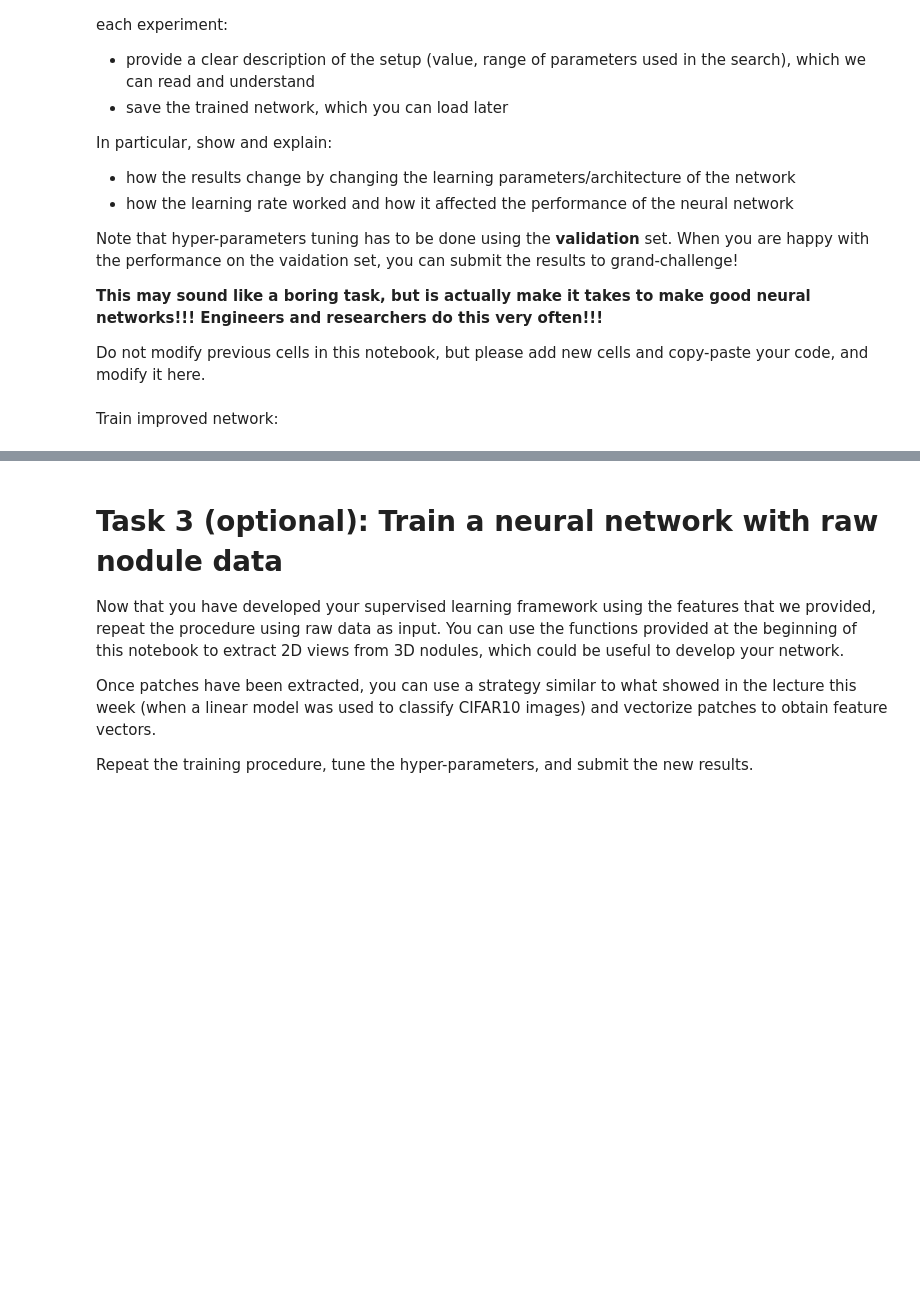
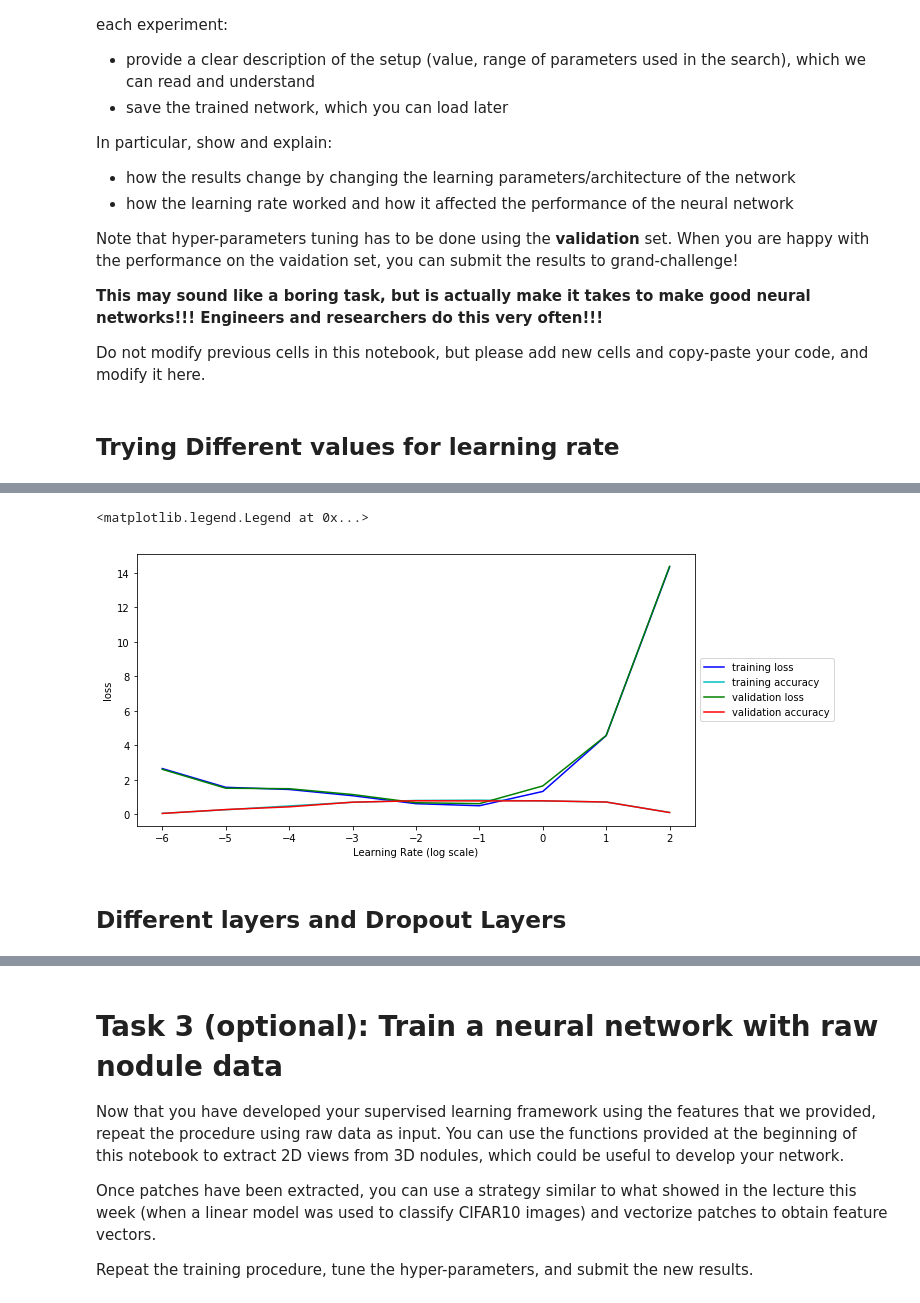
Before and after one commit to ankurankan/medical_imaging, a Jupyter notebook: assignment_4/assignment_4.ipynb, the cells around one changed output, grey strips where cells are left out. Drawn from its saved outputs; the diff is of its cells as text; code cells hidden in the pictures; blank space fills up the shorter version.

```diff
--- a/assignment_4/assignment_4.ipynb
+++ b/assignment_4/assignment_4.ipynb
@@ -802,2 +777,0 @@ def improved_neural_network(data_size, n_classes):
-# %% [markdown]
-Train improved network:
@@ -805,0 +778,71 @@ Train improved network:
+# %% [markdown]
+## Trying Different values for learning rate
+# %%
+from keras.layers import Dropout
+
+# define improved neural network
+def improved_neural_network(data_size, n_classes):
+    # Your code here:
+    network = Sequential()
+    network.add(Dense(10, activation='relu', input_shape=(data_size[1],))) # data_size[0] neurons in the input layer, 10 neurons in hidden layer
+    network.add(Dense(n_classes, activation='softmax')) # n_classes neurons in the output layer
+    return network
+# %%
+### Replace None with your code ###
+from keras import losses
+from keras import optimizers
+
+loss = "categorical_crossentropy" # define the (string) loss function, use categorical cross-entropy
+learning_rate = np.logspace(-6, 2, 9) # pick a value for your learning rate
+metrics = ['accuracy'] # define (Python) list of metrics
+
+training_losses = []
+training_accs = []
+valid_losses = []
+valid_accs = []
+
+for rate in learning_rate:
+    sgd = optimizers.SGD(lr=rate)
+    network = improved_neural_network(data_size, n_classes)
+    network.compile(loss=loss, optimizer=sgd, metrics=metrics)
+
+    # Check initial validation scores
+    scores=network.evaluate(x_validation, y_validation_one_hot, batch_size=1)
+    val_loss=scores[0]
+    val_acc=scores[1]
+    print ('Initial validation accuracy = {:.2f}%'.format(100.*val_acc))
+
+    # Train and plot
+    n_epoch = 50  # define
+    batch_size = 64  # define
+    network_filepath = os.path.join(network_dir, 'improved_best_model.h5')
+
+    # Train your network
+    results = network.fit(x_train, y_train_one_hot, epochs=epoch, batch_size=batch_size)
+
+    # Get training loss and accuracy
+    training_loss = results.history['loss'][-1]
+    training_accuracy = results.history['acc'][-1]
+    training_losses.append(training_loss)
+    training_accs.append(training_accuracy)
+
+    scores = network.evaluate(x_validation, y_validation_one_hot, batch_size=batch_size)
+    validation_loss = scores[0]
+    validation_accuracy = scores[1]
+    valid_losses.append(validation_loss)
+    valid_accs.append(validation_accuracy)
+
+    print("Final validation_loss: {loss}, validation_acc: {acc}".format(loss=validation_loss,
+                                                                        acc=validation_accuracy))
+    # Visualization of the learning curves
+fig = plt.figure(figsize=(10, 5))
+tra_loss_plt, = plt.plot(range(-6, 3), training_losses, 'b')
+tra_accs_plt, = plt.plot(range(-6, 3), training_accs, 'c')
+val_loss_plt, = plt.plot(range(-6, 3), valid_losses, 'g')
+val_acc_plt, = plt.plot(range(-6, 3), valid_accs, 'r')
+plt.xlabel('Learning Rate (log scale)')
+plt.ylabel('loss')
+plt.legend([tra_loss_plt, tra_accs_plt, val_loss_plt, val_acc_plt],
+          ['training loss', 'training accuracy', 'validation loss', 'validation accuracy'],
+          loc='center left', bbox_to_anchor=(1, 0.5))
+# %% [output]
@@ -805,0 +866,4 @@ Train improved network:
+<matplotlib.legend.Legend at 0x...>
+[figure, added]
+# %% [markdown]
+## Different layers and Dropout Layers
```
Also changed, not shown: parts of 26 cells of this notebook.
